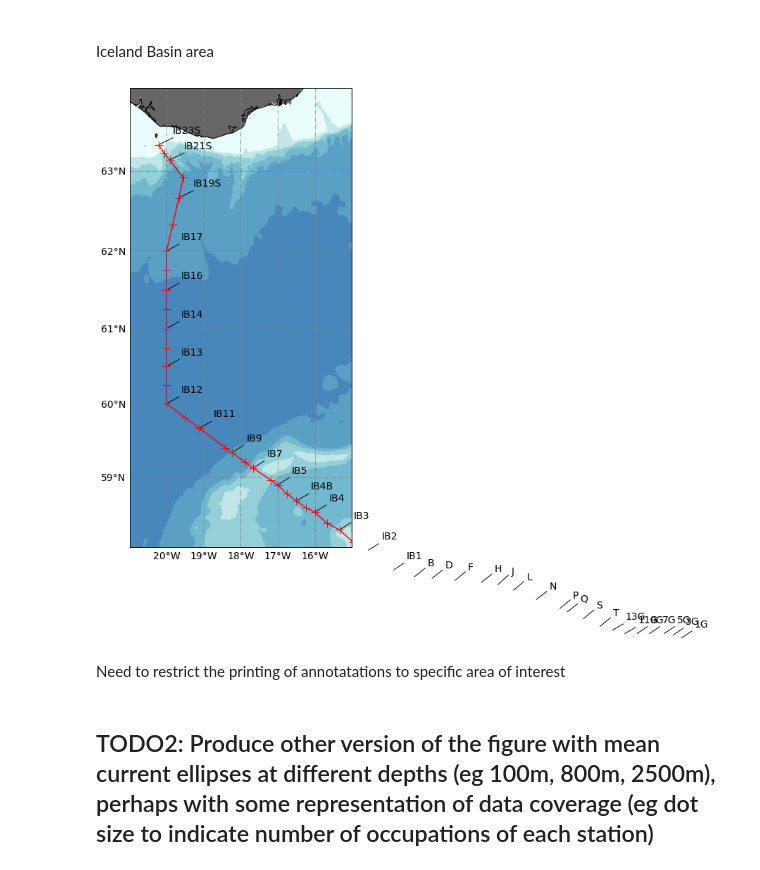
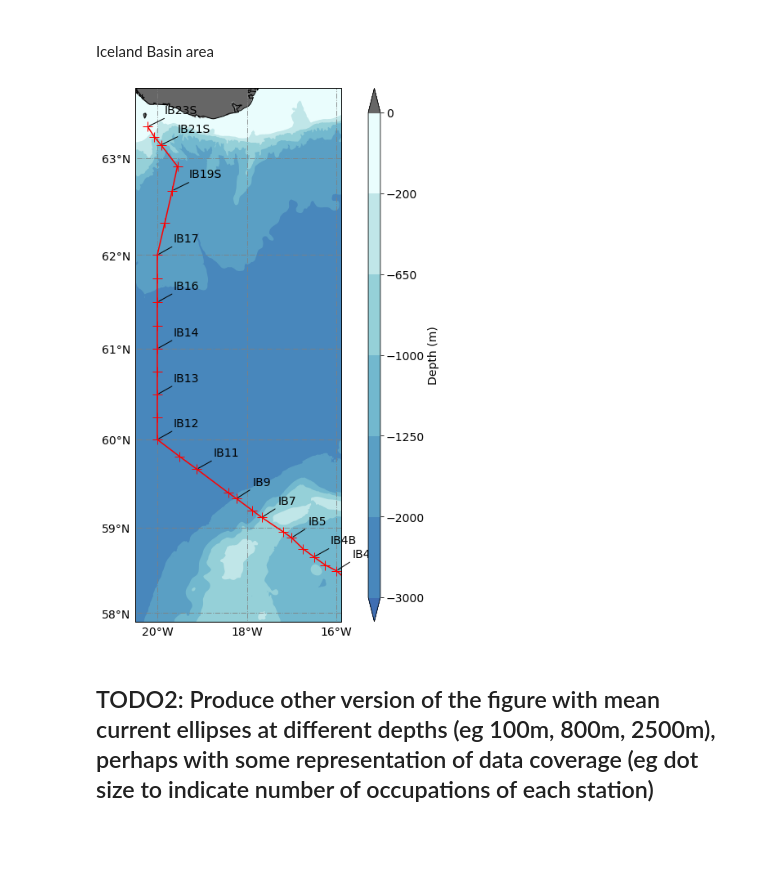
Before and after one commit to lhoupert/analysis_eel_data, a Jupyter notebook: notebooks/01_Plot_map_EEL_data.ipynb, the cells around one changed output. Drawn from its saved outputs; the diff is of its cells as text; code cells hidden in the pictures; blank space fills up the shorter version.

Commit message:
tidy up the Plote_Map notebook and script to plot the multi-panel figure

```diff
--- a/notebooks/01_Plot_map_EEL_data.ipynb
+++ b/notebooks/01_Plot_map_EEL_data.ipynb
@@ -247,45 +279,48 @@ plt.show()
 \
 Iceland Basin area
 # %%
-# Plot another version of the map without gridlines
-(fig,ax)=plot_bathy_ENA(gridlines=False)
-ax.plot(sdfloc['LonSta'], sdfloc['LatSta'],
+# Plot Map for IB
+(fig,axIB,cplot)=plot_bathy_ENA(limits=[-20.5, -15.9, 57.9, 63.7],colorbar=True)
+plot_gridlines(axIB,np.arange(-22,-12,2),np.arange(57,65,1))
+
+# Add EEL station
+axIB.plot(sdfloc['LonSta'], sdfloc['LatSta'],
          color='red', linestyle='-', marker='+', markersize=12, transform=ccrs.PlateCarree())
 
+
+
 # Annotate Station labels
-transform = ccrs.PlateCarree()._as_mpl_transform(ax)
+transform = ccrs.PlateCarree()._as_mpl_transform(axIB)
 (mm,nn)=sdfloc.shape
 colorano='black'
-for iii in np.arange(0,mm,2):
-    ax.annotate(sdfloc.loc[iii,'Staname'], # this is the text
+indexsta = sdfloc[sdfloc['LonSta']<-18].index.values
+for iii in indexsta[::2]:
+    axIB.annotate(sdfloc.loc[iii,'Staname'], # this is the text
                  (sdfloc.loc[iii,'LonSta'],sdfloc.loc[iii,'LatSta']), # this is the point to label
                  ha='left',
                  va='center',
                  color=colorano,
                  xytext=(20, 20),
                  textcoords='offset points',
                  arrowprops=dict(arrowstyle='-',
                                  color=colorano),
                  xycoords = transform) # horizontal alignment can be left, right or center
 
 
-#  Zoom on western part of the EEL
-ax.set_extent([-21, -15, 58, 64], crs=ccrs.PlateCarree())
-
-# delete colorbar
-fig.delaxes(fig.axes[1])
-
-# Plot Gridlines for the zoomed map
-gl = ax.gridlines(crs=ccrs.PlateCarree(), ylocs=np.arange(58,68,1),
-                      draw_labels=True, linewidth=1, color='gray', alpha=0.8, linestyle='-.')
-gl.xlabels_top = False
-gl.ylabels_right = False
-gl.xformatter = LONGITUDE_FORMATTER
-gl.yformatter = LATITUDE_FORMATTER
+indexsta = sdfloc[(sdfloc['LonSta']>=-18) & (sdfloc['LonSta']<=-16)].index.values
+for iii in indexsta[1::2]:
+    axIB.annotate(sdfloc.loc[iii,'Staname'], # this is the text
+                 (sdfloc.loc[iii,'LonSta'],sdfloc.loc[iii,'LatSta']), # this is the point to label
+                 ha='left',
+                 va='center',
+                 color=colorano,
+                 xytext=(20, 20),
+                 textcoords='offset points',
+                 arrowprops=dict(arrowstyle='-',
+                                 color=colorano),
+                 xycoords = transform) # horizontal alignment can be left, right or center
 # %% [output]
-[figure, old version]
+[figure, new version]
-# %% [markdown]
-Need to restrict the printing of annotatations to specific area of interest
 # %% [markdown]
 ## TODO2: Produce other version of the figure with mean current ellipses at different depths (eg 100m, 800m, 2500m), perhaps with some representation of data coverage (eg dot size to indicate number of occupations of each station)
 # %% [markdown]
```
Also changed, not shown: parts of 33 cells of this notebook.
